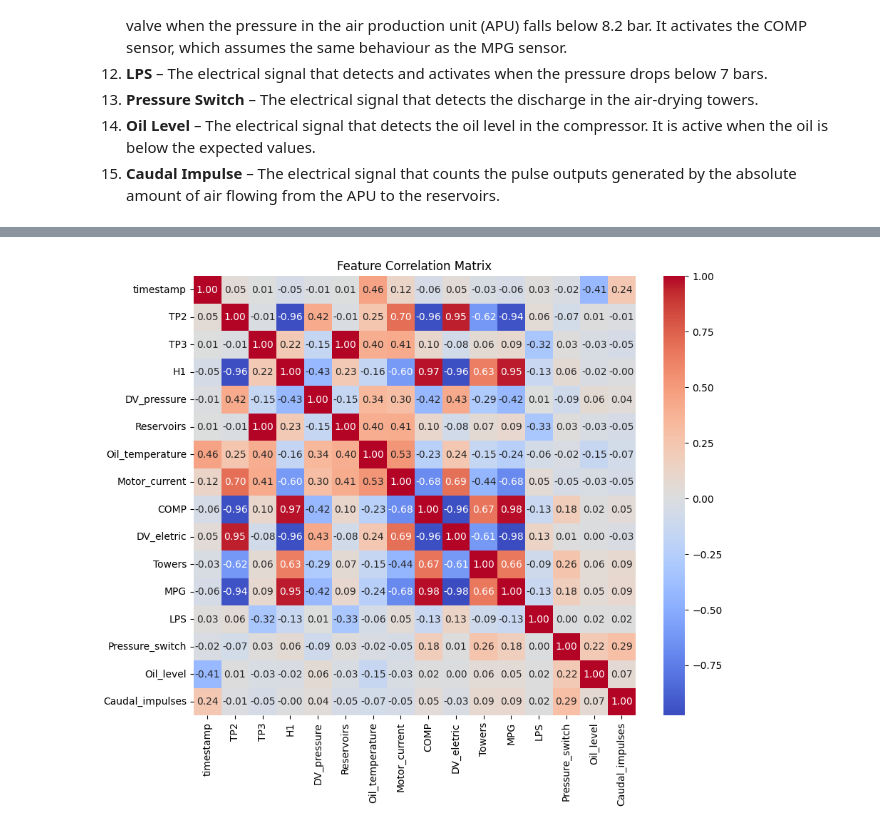
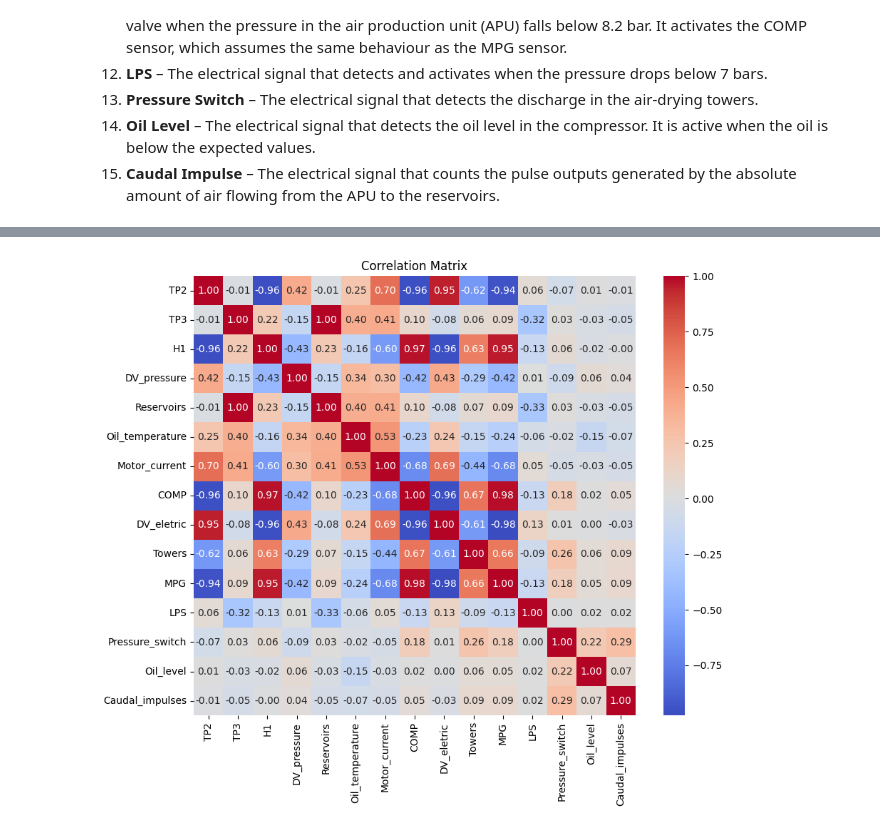
Before and after one commit to sfaxibrahim/Mlops, a Jupyter notebook: notebooks/Data_preprocess.ipynb, the cells around one changed output, grey strips where cells are left out. Drawn from its saved outputs; the diff is of its cells as text; code cells hidden in the pictures.

```diff
--- a/notebooks/Data_preprocess.ipynb
+++ b/notebooks/Data_preprocess.ipynb
@@ -7,7 +7,7 @@ import seaborn as sns
 from pathlib import Path
 import os
 # %%
-data_path=Path("../data/MetroPT3(AirCompressor).csv")
+data_path=Path("../data/raw/dataset.csv")
 
-data=pd.read_csv(data_path)
+df=pd.read_csv(data_path)
 # %%
@@ -57,4 +57,4 @@ The dataset consists of **15,169,480** data points collected at **1Hz** from **F
 14. **Oil Level** – The electrical signal that detects the oil level in the compressor. It is active when the oil is below the expected values.
 15. **Caudal Impulse** – The electrical signal that counts the pulse outputs generated by the absolute amount of air flowing from the APU to the reservoirs.
 # %%
-data=data.drop(columns=["Unnamed: 0"])
+df=df.drop(columns=["Unnamed: 0"])
@@ -92,0 +88,3 @@ data.describe()
+# %%
+df.index=pd.to_datetime(df["timestamp"])
+df.drop(columns=["timestamp"],inplace=True)
@@ -93,9 +185,12 @@ data.describe()
 # %%
-data["timestamp"]= pd.to_datetime(data["timestamp"])
-correlation = data.corr()
-plt.figure(figsize=(10,8))
-sns.heatmap(correlation, annot=True, cmap='coolwarm', fmt='.2f')
-plt.title('Feature Correlation Matrix')
+corr_matrix = df.corr()
+
+# Plot the heatmap
+plt.figure(figsize=(10, 8))
+sns.heatmap(corr_matrix, annot=True, cmap='coolwarm', fmt='.2f')
+
+plt.title("Correlation Matrix")
+plt.savefig("../images/corr_matrix.jpg", bbox_inches='tight')
 plt.show()
 # %% [output]
-[figure, old version]
+[figure, new version]
```
Also changed, not shown: parts of 16 cells of this notebook, 9 other files.
